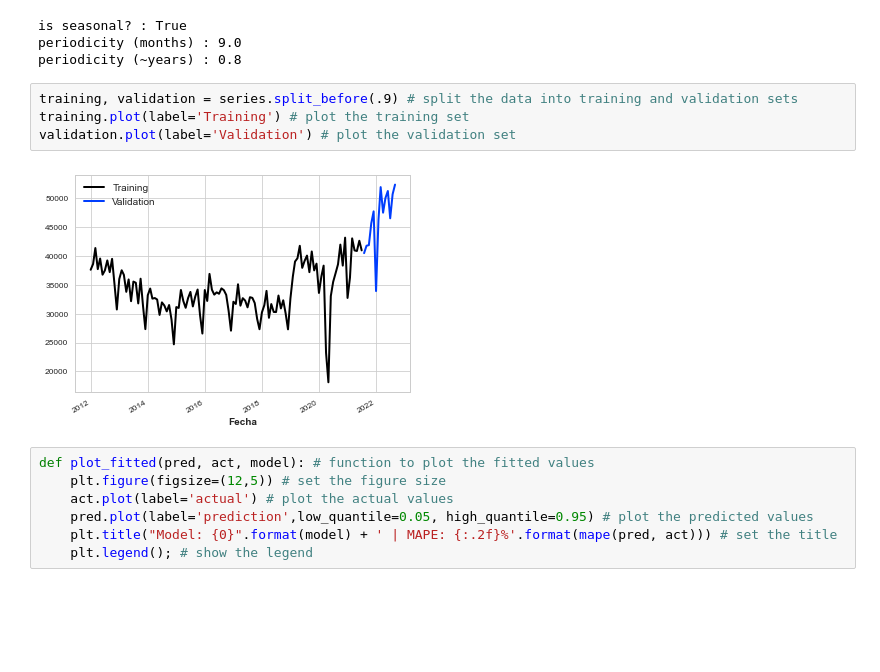
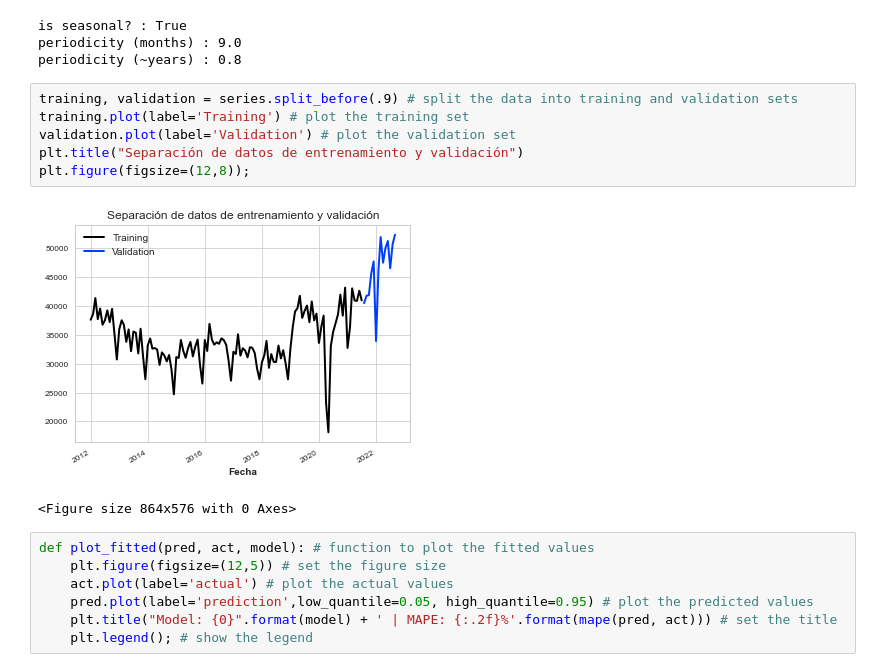
Before and after one commit to lorenzo1285/Econometria, a Jupyter notebook: arima.ipynb, the cells around one changed output. Drawn from its saved outputs; the diff is of its cells as text; blank space fills up the shorter version.

```diff
--- a/arima.ipynb
+++ b/arima.ipynb
@@ -184,9 +184,12 @@ periodicity (~years) : 0.8
 # %%
 training, validation = series.split_before(.9) # split the data into training and validation sets
 training.plot(label='Training') # plot the training set
 validation.plot(label='Validation') # plot the validation set
+plt.title("Separación de datos de entrenamiento y validación")
+plt.figure(figsize=(12,8));
 # %% [output]
-[figure, old version]
+[figure, new version]
+<Figure size 864x576 with 0 Axes>
 # %%
 def plot_fitted(pred, act, model): # function to plot the fitted values
     plt.figure(figsize=(12,5)) # set the figure size
```
Also changed, not shown: parts of 4 cells of this notebook.
